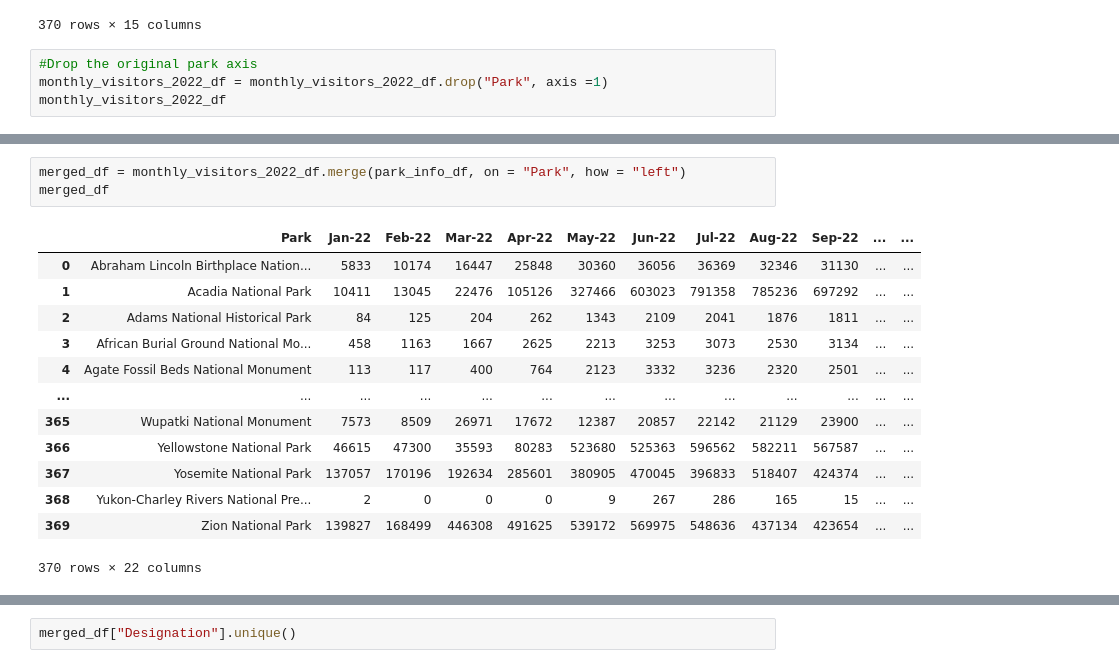
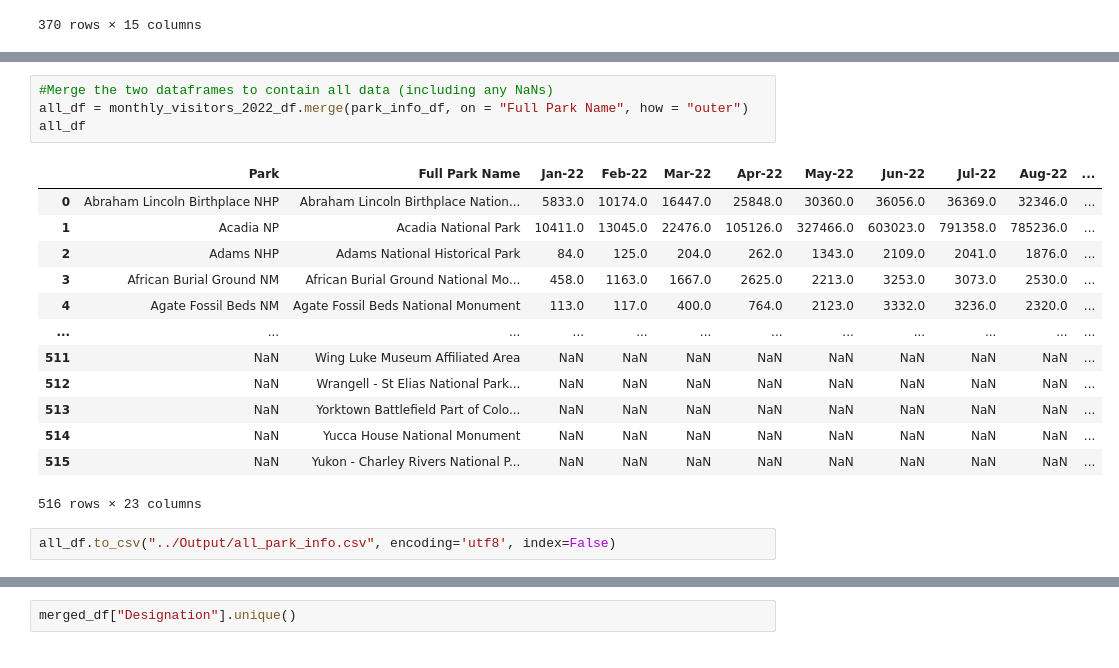
Before and after one commit to kristenfarabaugh/Project-3, a Jupyter notebook: Data Analysis/Preparing Data for Map Plotting.ipynb, the cells around one changed output, grey strips where cells are left out. Drawn from its saved outputs; the diff is of its cells as text.

```diff
--- a/Data Analysis/Preparing Data for Map Plotting.ipynb
+++ b/Data Analysis/Preparing Data for Map Plotting.ipynb
@@ -332,7 +317,3 @@ monthly_visitors_2022_df
 | 368 | Yukon-Charley Rivers NPRES | Yukon-Charley Rivers National Pre... | 2 | 0 | 0 | 0 | 9 | 267 | 286 | 165 | ... |
 | 369 | Zion NP | Zion National Park | 139827 | 168499 | 446308 | 491625 | 539172 | 569975 | 548636 | 437134 | ... |
 370 rows × 15 columns
-# %%
-#Drop the original park axis
-monthly_visitors_2022_df = monthly_visitors_2022_df.drop("Park", axis =1)
-monthly_visitors_2022_df
@@ -412,18 +361,21 @@ park_info_df
 469 rows × 9 columns
-# %%
-merged_df = monthly_visitors_2022_df.merge(park_info_df, on = "Park", how = "left")
-merged_df
-# %% [output]
-|  | Park | Jan-22 | Feb-22 | Mar-22 | Apr-22 | May-22 | Jun-22 | Jul-22 | Aug-22 | Sep-22 | ... | ... |
-| 0 | Abraham Lincoln Birthplace Nation... | 5833 | 10174 | 16447 | 25848 | 30360 | 36056 | 36369 | 32346 | 31130 | ... | ... |
-| 1 | Acadia National Park | 10411 | 13045 | 22476 | 105126 | 327466 | 603023 | 791358 | 785236 | 697292 | ... | ... |
-| 2 | Adams National Historical Park | 84 | 125 | 204 | 262 | 1343 | 2109 | 2041 | 1876 | 1811 | ... | ... |
-| 3 | African Burial Ground National Mo... | 458 | 1163 | 1667 | 2625 | 2213 | 3253 | 3073 | 2530 | 3134 | ... | ... |
-| 4 | Agate Fossil Beds National Monument | 113 | 117 | 400 | 764 | 2123 | 3332 | 3236 | 2320 | 2501 | ... | ... |
-| ... | ... | ... | ... | ... | ... | ... | ... | ... | ... | ... | ... | ... |
-| 365 | Wupatki National Monument | 7573 | 8509 | 26971 | 17672 | 12387 | 20857 | 22142 | 21129 | 23900 | ... | ... |
-| 366 | Yellowstone National Park | 46615 | 47300 | 35593 | 80283 | 523680 | 525363 | 596562 | 582211 | 567587 | ... | ... |
-| 367 | Yosemite National Park | 137057 | 170196 | 192634 | 285601 | 380905 | 470045 | 396833 | 518407 | 424374 | ... | ... |
-| 368 | Yukon-Charley Rivers National Pre... | 2 | 0 | 0 | 0 | 9 | 267 | 286 | 165 | 15 | ... | ... |
-| 369 | Zion National Park | 139827 | 168499 | 446308 | 491625 | 539172 | 569975 | 548636 | 437134 | 423654 | ... | ... |
-370 rows × 22 columns
+# %%
+#Merge the two dataframes to contain all data (including any NaNs)
+all_df = monthly_visitors_2022_df.merge(park_info_df, on = "Full Park Name", how = "outer")
+all_df
+# %% [output]
+|  | Park | Full Park Name | Jan-22 | Feb-22 | Mar-22 | Apr-22 | May-22 | Jun-22 | Jul-22 | Aug-22 | ... |
+| 0 | Abraham Lincoln Birthplace NHP | Abraham Lincoln Birthplace Nation... | 5833.0 | 10174.0 | 16447.0 | 25848.0 | 30360.0 | 36056.0 | 36369.0 | 32346.0 | ... |
+| 1 | Acadia NP | Acadia National Park | 10411.0 | 13045.0 | 22476.0 | 105126.0 | 327466.0 | 603023.0 | 791358.0 | 785236.0 | ... |
+| 2 | Adams NHP | Adams National Historical Park | 84.0 | 125.0 | 204.0 | 262.0 | 1343.0 | 2109.0 | 2041.0 | 1876.0 | ... |
+| 3 | African Burial Ground NM | African Burial Ground National Mo... | 458.0 | 1163.0 | 1667.0 | 2625.0 | 2213.0 | 3253.0 | 3073.0 | 2530.0 | ... |
+| 4 | Agate Fossil Beds NM | Agate Fossil Beds National Monument | 113.0 | 117.0 | 400.0 | 764.0 | 2123.0 | 3332.0 | 3236.0 | 2320.0 | ... |
+| ... | ... | ... | ... | ... | ... | ... | ... | ... | ... | ... | ... |
+| 511 | NaN | Wing Luke Museum Affiliated Area | NaN | NaN | NaN | NaN | NaN | NaN | NaN | NaN | ... |
+| 512 | NaN | Wrangell - St Elias National Park... | NaN | NaN | NaN | NaN | NaN | NaN | NaN | NaN | ... |
+| 513 | NaN | Yorktown Battlefield Part of Colo... | NaN | NaN | NaN | NaN | NaN | NaN | NaN | NaN | ... |
+| 514 | NaN | Yucca House National Monument | NaN | NaN | NaN | NaN | NaN | NaN | NaN | NaN | ... |
+| 515 | NaN | Yukon - Charley Rivers National P... | NaN | NaN | NaN | NaN | NaN | NaN | NaN | NaN | ... |
+516 rows × 23 columns
+# %%
+all_df.to_csv("../Output/all_park_info.csv", encoding='utf8', index=False)
```
Also changed, not shown: parts of 8 cells of this notebook, 5 other files.
